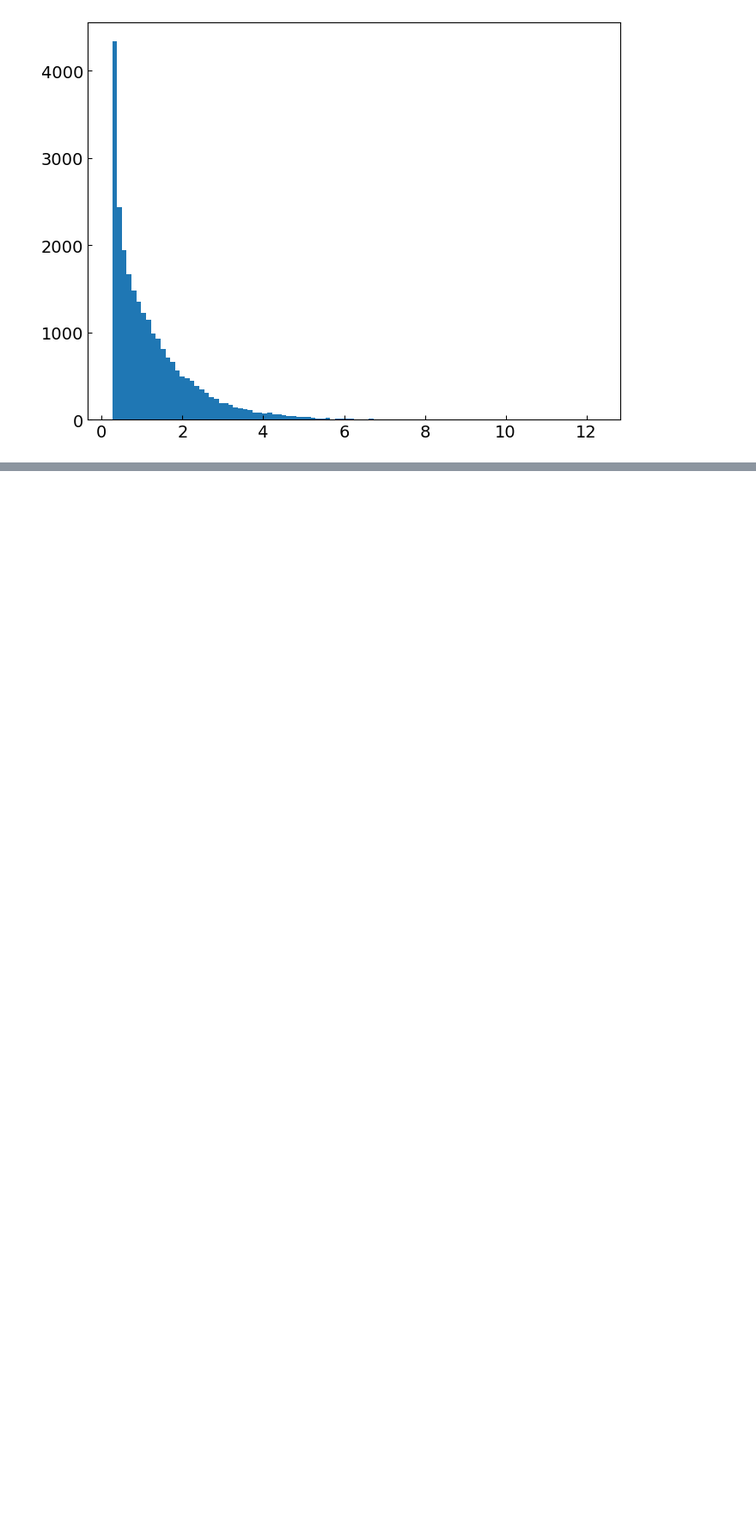
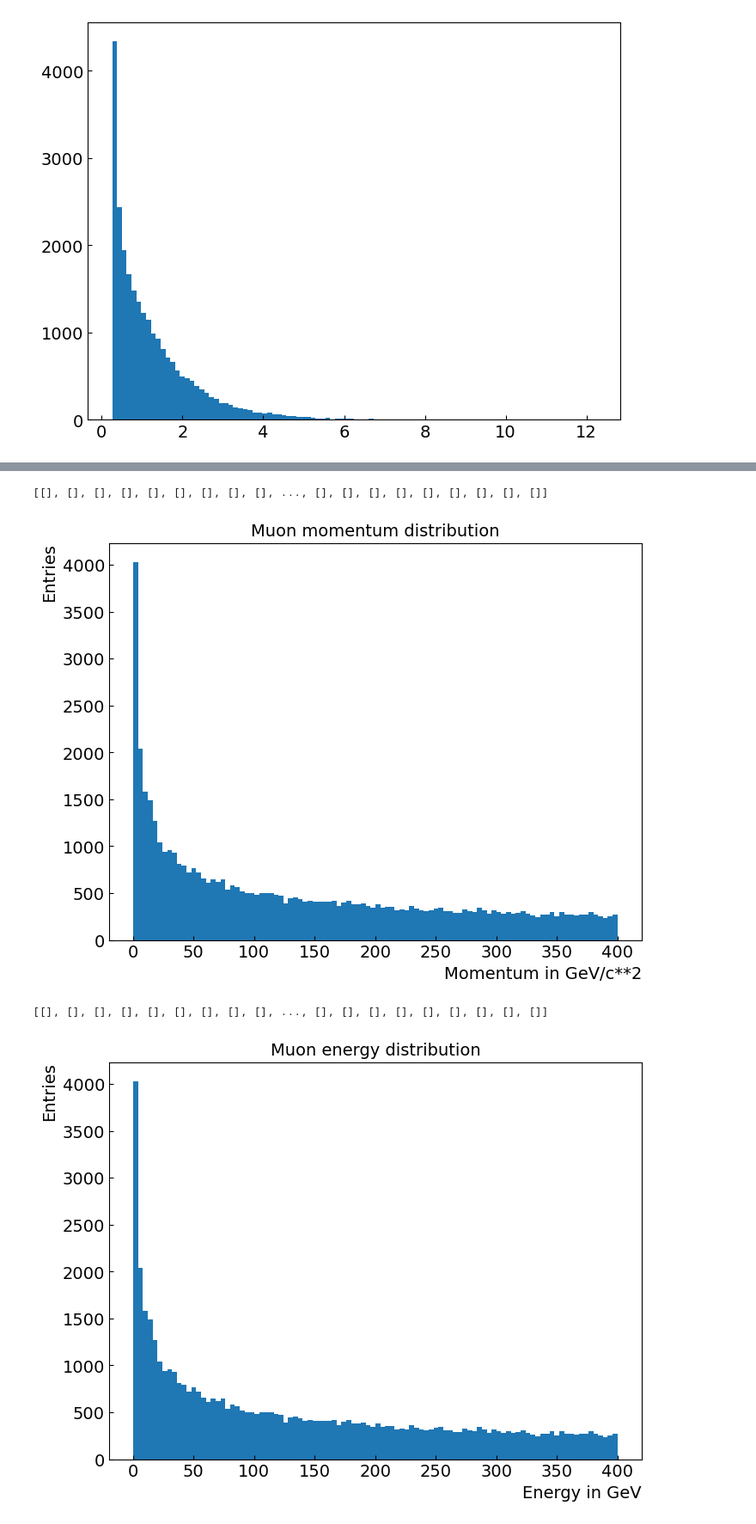
Before and after one commit to NebinGeorge/003-hsf-india-202510-NebinGeorge, a Jupyter notebook: MuonID_Setup.ipynb, the cells around one changed output, grey strips where cells are left out. Shown at 86% size. Drawn from its saved outputs; the diff is of its cells as text; code cells hidden in the pictures; blank space fills up the shorter version.

```diff
--- a/MuonID_Setup.ipynb
+++ b/MuonID_Setup.ipynb
@@ -376,0 +451,36 @@ plt.hist(eta,100);
+# %%
+prim_part = branches ["MCParticles.generatorStatus"] == 1
+muon = branches ["MCParticles.PDG"] == -13
+electron = branches ["MCParticles.PDG"] == 11
+pion = branches ["MCParticles.PDG"] == 211
+mass = branches ["MCParticles.mass"]
+#pion_mom = vector.zip ({'px': branches["MCParticles.momentum.x"][pion][prim_part], 'py': branches["MCParticles.momentum.y"][pion][prim_part], 'pz': branches["MCParticles.momentum.z"][pion][prim_part]})
+# mom_vec = vector.zip ({'px': branches["MCParticles.momentum.x"][prim_part], 'py': branches["MCParticles.momentum.y"][prim_part], 'pz': branches["MCParticles.momentum.z"][prim_part]})
+muon_mom_vec = vector.zip ({'px': branches["MCParticles.momentum.x"][prim_part & muon], 'py': branches["MCParticles.momentum.y"][prim_part & muon], 'pz': branches["MCParticles.momentum.z"][prim_part & muon]})
+electron_mom_vec = vector.zip ({'px': branches["MCParticles.momentum.x"][prim_part & electron], 'py': branches["MCParticles.momentum.y"][prim_part & electron], 'pz': branches["MCParticles.momentum.z"][prim_part & electron]})
+pion_mom_vec = vector.zip ({'px': branches["MCParticles.momentum.x"][prim_part & pion], 'py': branches["MCParticles.momentum.y"][prim_part & pion], 'pz': branches["MCParticles.momentum.z"][prim_part & pion]})
+
+muon_mom = muon_mom_vec.mag**2
+print(muon_mom)
+plt.hist (ak.flatten(muon_mom), bins=100)
+plt.xlabel ("Momentum in GeV/c**2")
+plt.ylabel ("Entries")
+plt.title ("Muon momentum distribution")
+plt.show()
+
+muon_4mom_vec = vector.zip ({'px': branches["MCParticles.momentum.x"][prim_part & muon], 'py': branches["MCParticles.momentum.y"][prim_part & muon], 'pz': branches["MCParticles.momentum.z"][prim_part & muon], 'm': branches["MCParticles.mass"][prim_part & muon]})
+electron_4mom_vec = vector.zip ({'px': branches["MCParticles.momentum.x"][prim_part & electron], 'py': branches["MCParticles.momentum.y"][prim_part & electron], 'pz': branches["MCParticles.momentum.z"][prim_part & electron], 'm': branches["MCParticles.mass"][prim_part & electron]})
+pion_4mom_vec = vector.zip ({'px': branches["MCParticles.momentum.x"][prim_part & pion], 'py': branches["MCParticles.momentum.y"][prim_part & pion], 'pz': branches["MCParticles.momentum.z"][prim_part & pion], 'm': branches["MCParticles.mass"][prim_part & pion]})
+
+muon_4mom = muon_4mom_vec.mag**2
+print(muon_4mom)
+plt.hist (ak.flatten(muon_4mom), bins=100)
+plt.xlabel ("Energy in GeV")
+plt.ylabel ("Entries")
+plt.title ("Muon energy distribution")
+plt.show()
+# %% [output]
+[[], [], [], [], [], [], [], [], [], ..., [], [], [], [], [], [], [], [], []]
+[figure, added]
+[[], [], [], [], [], [], [], [], [], ..., [], [], [], [], [], [], [], [], []]
+[figure, added]
```
Also changed, not shown: parts of 5 cells of this notebook.
